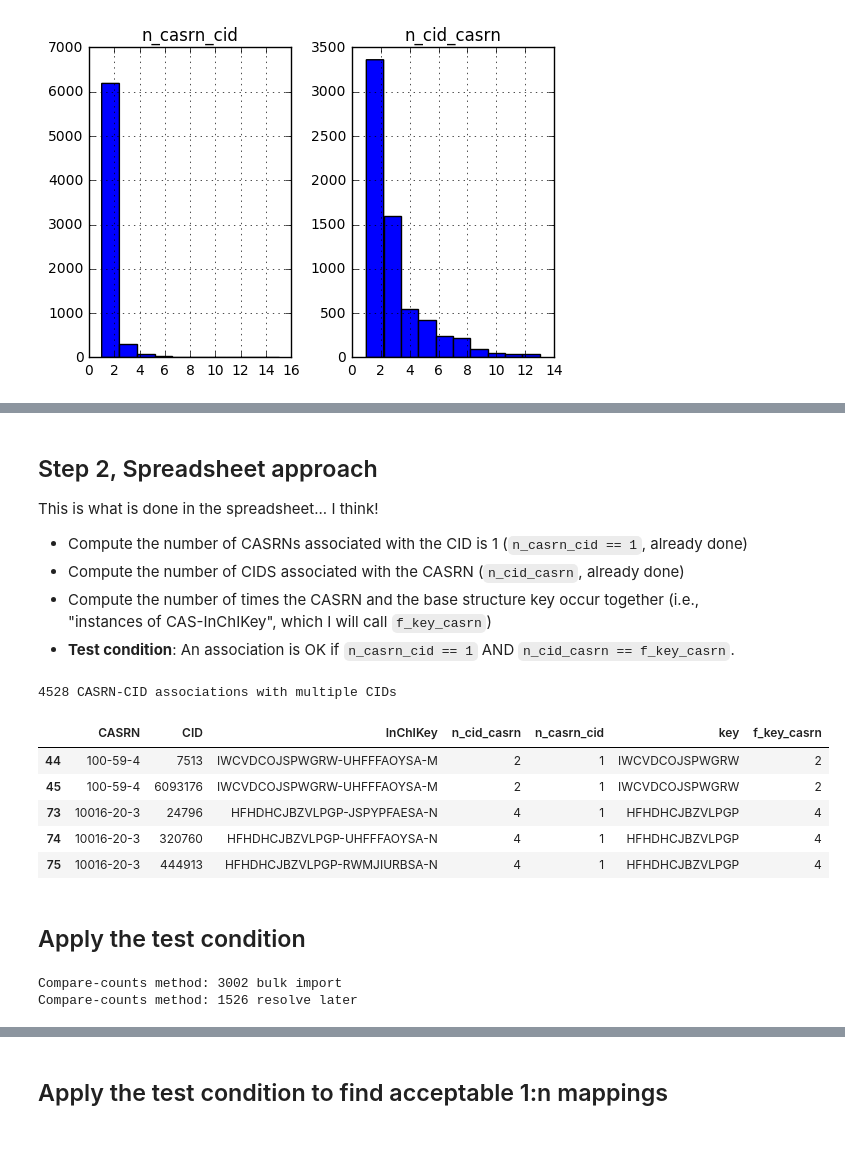
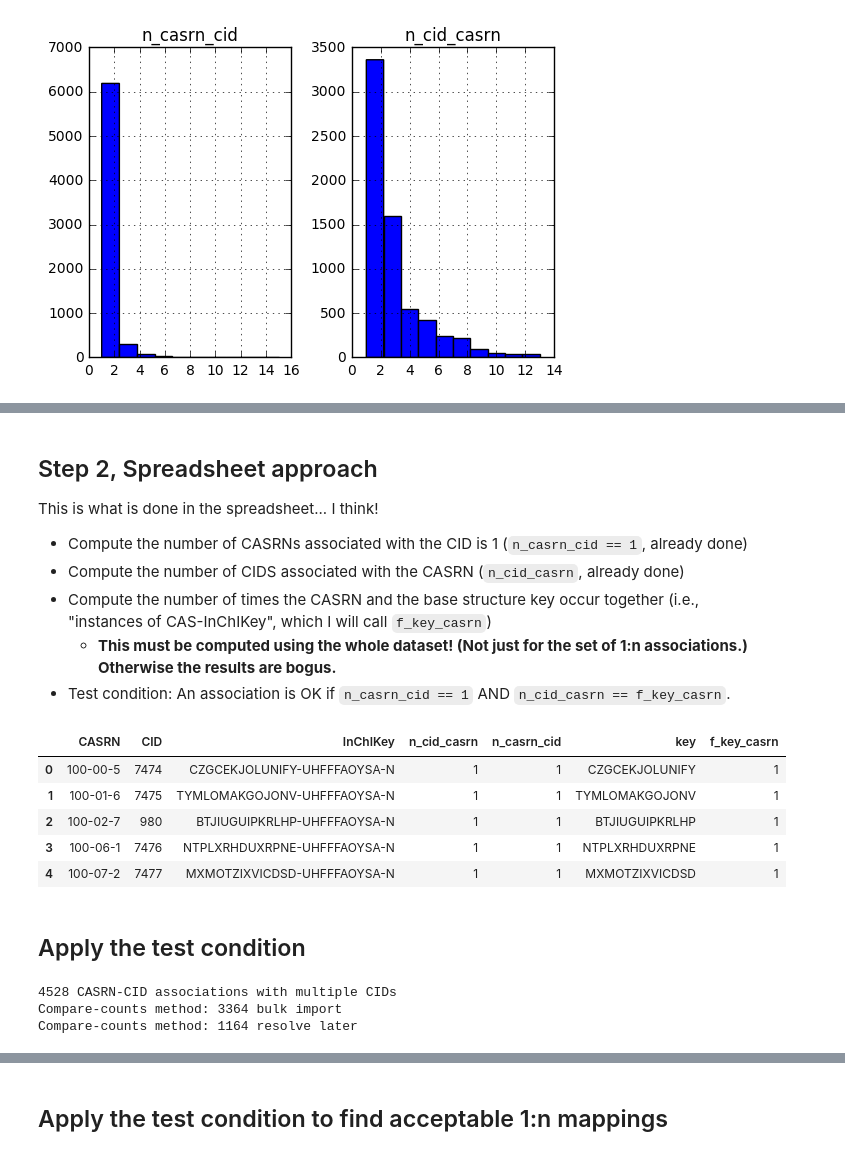
Before and after one commit to akokai/commongroups-archived, a Jupyter notebook: notebooks/CML CASRN-CID alignment.ipynb, the cells around one changed output, grey strips where cells are left out. Cells and saved outputs as stored; diff of their text form; code cells hidden in the pictures.

Commit message:
Correct data processing pipeline for CASRN-CID mapping

```diff
--- a/notebooks/CML CASRN-CID alignment.ipynb
+++ b/notebooks/CML CASRN-CID alignment.ipynb
@@ -180,35 +176,36 @@ This is what is done in the spreadsheet... I think!
 - Compute the number of CASRNs associated with the CID is 1 (`n_casrn_cid == 1`, already done)
 - Compute the number of CIDS associated with the CASRN (`n_cid_casrn`, already done)
 - Compute the number of times the CASRN and the base structure key occur together (i.e., "instances of CAS-InChIKey", which I will call `f_key_casrn`)
-- **Test condition**: An association is OK if `n_casrn_cid == 1` AND `n_cid_casrn == f_key_casrn`.
+    - **This must be computed using the whole dataset! (Not just for the set of 1:n associations.) Otherwise the results are bogus.**
+- Test condition: An association is OK if `n_casrn_cid == 1` AND `n_cid_casrn == f_key_casrn`.
 # %%
-alt1n = ids[(ids.n_casrn_cid == 1) & (ids.n_cid_casrn > 1)].copy()
-print(len(alt1n), 'CASRN-CID associations with multiple CIDs')
-
 # This is a hack to compute "instances of CAS-InChIKey".
-alt1n['caskey'] = alt1n.CASRN.astype(str) + alt1n.key.astype(str)
-counts = alt1n['caskey'].reset_index().groupby('caskey').count()
-alt1n['f_key_casrn'] = alt1n['caskey'].apply(lambda x: counts['index'][x])
-alt1n.drop('caskey', axis=1).sort_values(by='CASRN').head()
+ids['caskey'] = ids.CASRN.astype(str) + ids.key.astype(str)
+counts = ids['caskey'].reset_index().groupby('caskey').count()
+ids['f_key_casrn'] = ids['caskey'].apply(lambda x: counts['index'][x])
+ids.drop('caskey', axis=1).sort_values(by='CASRN').head()
 # %% [output]
-4528 CASRN-CID associations with multiple CIDs
 |  | CASRN | CID | InChIKey | n_cid_casrn | n_casrn_cid | key | f_key_casrn |
-| 44 | 100-59-4 | 7513 | IWCVDCOJSPWGRW-UHFFFAOYSA-M | 2 | 1 | IWCVDCOJSPWGRW | 2 |
-| 45 | 100-59-4 | 6093176 | IWCVDCOJSPWGRW-UHFFFAOYSA-M | 2 | 1 | IWCVDCOJSPWGRW | 2 |
-| 73 | 10016-20-3 | 24796 | HFHDHCJBZVLPGP-JSPYPFAESA-N | 4 | 1 | HFHDHCJBZVLPGP | 4 |
-| 74 | 10016-20-3 | 320760 | HFHDHCJBZVLPGP-UHFFFAOYSA-N | 4 | 1 | HFHDHCJBZVLPGP | 4 |
-| 75 | 10016-20-3 | 444913 | HFHDHCJBZVLPGP-RWMJIURBSA-N | 4 | 1 | HFHDHCJBZVLPGP | 4 |
+| 0 | 100-00-5 | 7474 | CZGCEKJOLUNIFY-UHFFFAOYSA-N | 1 | 1 | CZGCEKJOLUNIFY | 1 |
+| 1 | 100-01-6 | 7475 | TYMLOMAKGOJONV-UHFFFAOYSA-N | 1 | 1 | TYMLOMAKGOJONV | 1 |
+| 2 | 100-02-7 | 980 | BTJIUGUIPKRLHP-UHFFFAOYSA-N | 1 | 1 | BTJIUGUIPKRLHP | 1 |
+| 3 | 100-06-1 | 7476 | NTPLXRHDUXRPNE-UHFFFAOYSA-N | 1 | 1 | NTPLXRHDUXRPNE | 1 |
+| 4 | 100-07-2 | 7477 | MXMOTZIXVICDSD-UHFFFAOYSA-N | 1 | 1 | MXMOTZIXVICDSD | 1 |
 # %% [markdown]
 ## Apply the test condition
 # %%
+alt1n = ids[(ids.n_casrn_cid == 1) & (ids.n_cid_casrn > 1)].copy()
+print(len(alt1n), 'CASRN-CID associations with multiple CIDs')
+
 alt_mapped_1n = alt1n[alt1n['n_cid_casrn'] == alt1n['f_key_casrn']]  #.copy().drop('key', axis=1)
 alt_unmapped_1n = alt1n[alt1n['n_cid_casrn'] != alt1n['f_key_casrn']]  #.copy().drop('key', axis=1)
 
 print('Compare-counts method:', len(alt_mapped_1n), 'bulk import')
 print('Compare-counts method:', len(alt_unmapped_1n), 'resolve later')
 # %% [output]
-Compare-counts method: 3002 bulk import
-Compare-counts method: 1526 resolve later
+4528 CASRN-CID associations with multiple CIDs
+Compare-counts method: 3364 bulk import
+Compare-counts method: 1164 resolve later
 # %% [markdown]
 ## Step 2, Groupby/count-unique method
 
```
Also changed, not shown: parts of 30 cells of this notebook.
